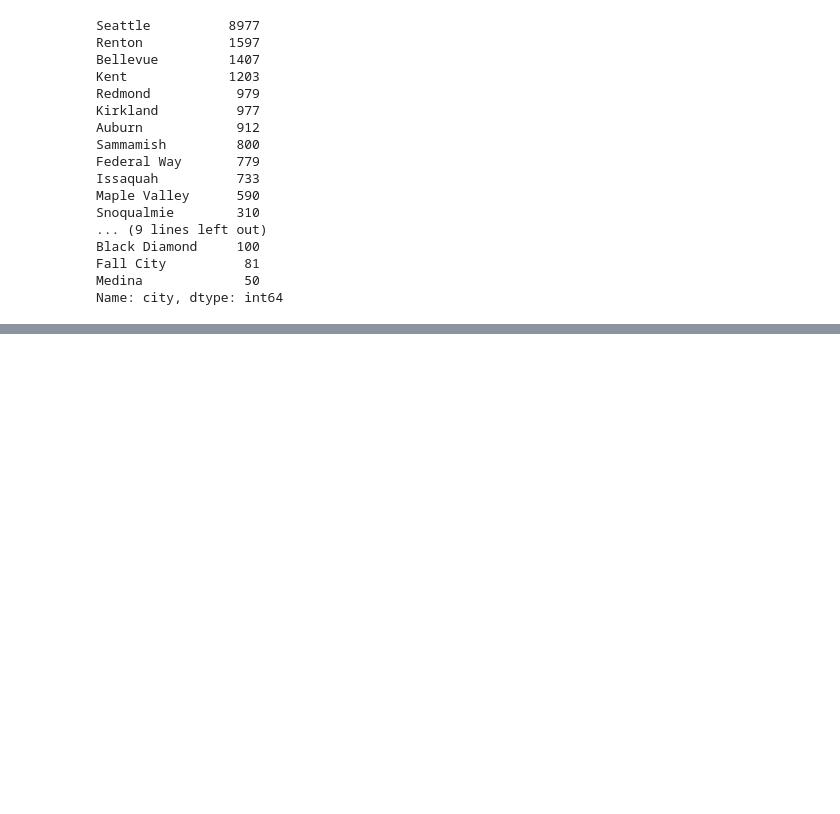
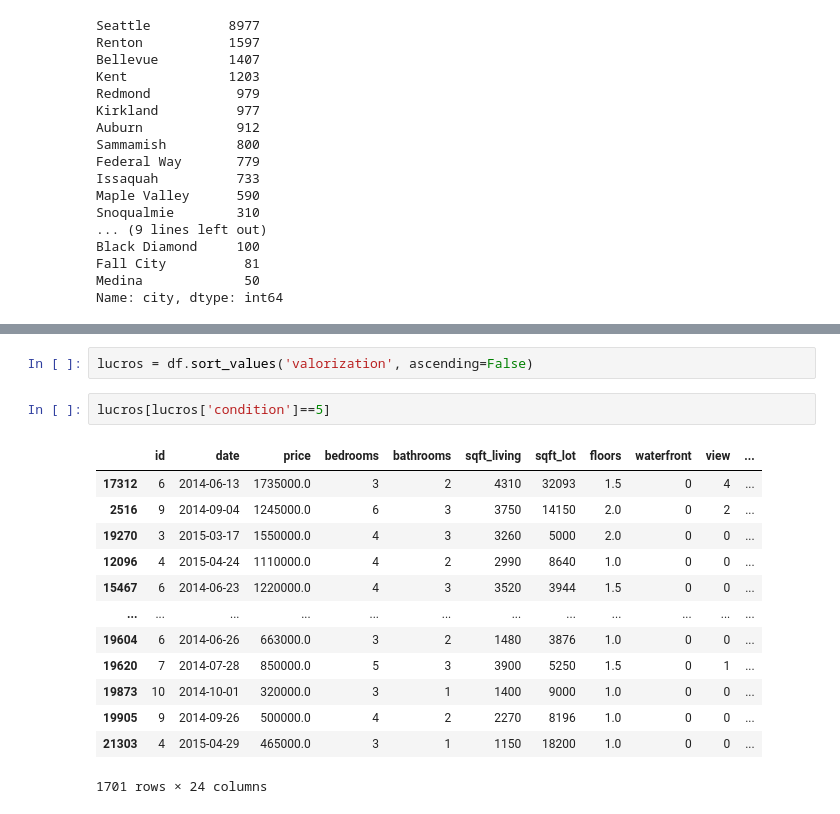
Before and after one commit to MariMecucci/arquivos-legais, a Jupyter notebook: Mini_Projeto_DNC_Marina_de_Andrade_Mecucci_RID_82589.ipynb, the cells around one changed output, grey strips where cells are left out. Drawn from its saved outputs; the diff is of its cells as text; blank space fills up the shorter version.

```diff
--- a/Mini_Projeto_DNC_Marina_de_Andrade_Mecucci_RID_82589.ipynb
+++ b/Mini_Projeto_DNC_Marina_de_Andrade_Mecucci_RID_82589.ipynb
@@ -229,0 +267,18 @@ df
+# %%
+lucros = df.sort_values('valorization', ascending=False)
+# %%
+lucros[lucros['condition']==5]
+# %% [output]
+|  | id | date | price | bedrooms | bathrooms | sqft_living | sqft_lot | floors | waterfront | view | ... |
+| 17312 | 6 | 2014-06-13 | 1735000.0 | 3 | 2 | 4310 | 32093 | 1.5 | 0 | 4 | ... |
+| 2516 | 9 | 2014-09-04 | 1245000.0 | 6 | 3 | 3750 | 14150 | 2.0 | 0 | 2 | ... |
+| 19270 | 3 | 2015-03-17 | 1550000.0 | 4 | 3 | 3260 | 5000 | 2.0 | 0 | 0 | ... |
+| 12096 | 4 | 2015-04-24 | 1110000.0 | 4 | 2 | 2990 | 8640 | 1.0 | 0 | 0 | ... |
+| 15467 | 6 | 2014-06-23 | 1220000.0 | 4 | 3 | 3520 | 3944 | 1.5 | 0 | 0 | ... |
+| ... | ... | ... | ... | ... | ... | ... | ... | ... | ... | ... | ... |
+| 19604 | 6 | 2014-06-26 | 663000.0 | 3 | 2 | 1480 | 3876 | 1.0 | 0 | 0 | ... |
+| 19620 | 7 | 2014-07-28 | 850000.0 | 5 | 3 | 3900 | 5250 | 1.5 | 0 | 1 | ... |
+| 19873 | 10 | 2014-10-01 | 320000.0 | 3 | 1 | 1400 | 9000 | 1.0 | 0 | 0 | ... |
+| 19905 | 9 | 2014-09-26 | 500000.0 | 4 | 2 | 2270 | 8196 | 1.0 | 0 | 0 | ... |
+| 21303 | 4 | 2015-04-29 | 465000.0 | 3 | 1 | 1150 | 18200 | 1.0 | 0 | 0 | ... |
+1701 rows × 24 columns
```
Also changed, not shown: parts of 11 cells of this notebook.
